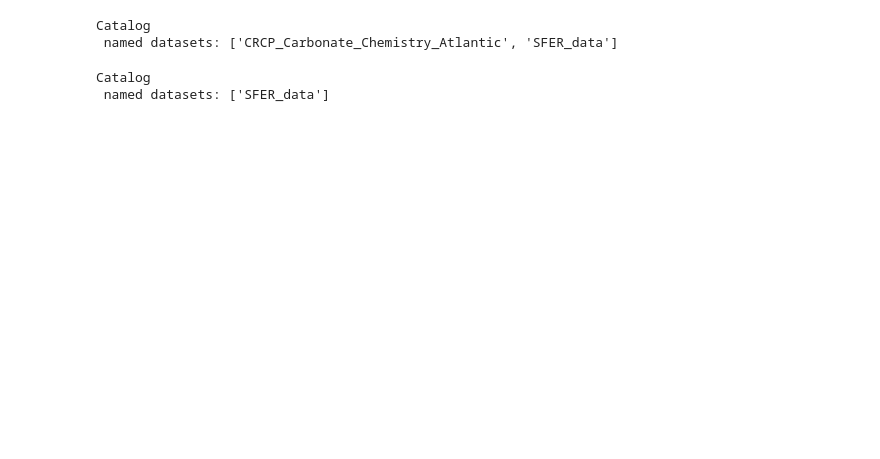
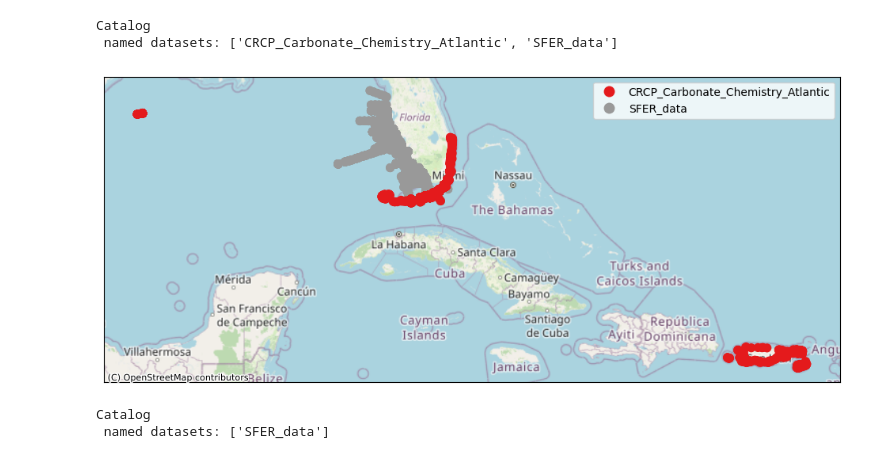
Before and after one commit to axiom-data-science/fresca-catalog, a Jupyter notebook: example.ipynb, the cells around one changed output. Cells and saved outputs as stored; diff of their text form; code cells hidden in the pictures; blank space fills up the shorter version.

```diff
--- a/example.ipynb
+++ b/example.ipynb
@@ -59,10 +62,15 @@ filter_catalog(
     Catalog
         The filtered catalog.
 # %%
-filter_catalog(catalog, variables=['temp', 'Temperature_C'])
+my_catalog = filter_catalog(catalog, variables=['temp', 'Temperature_C'])
+my_catalog
 # %% [output]
 Catalog
  named datasets: ['CRCP_Carbonate_Chemistry_Atlantic', 'SFER_data']
+# %%
+map_datasets(my_catalog)
+# %% [output]
+[figure, added]
 # %%
 my_catalog = filter_catalog(
     catalog,
```
Also changed, not shown: parts of 6 cells of this notebook, 3 other files.
